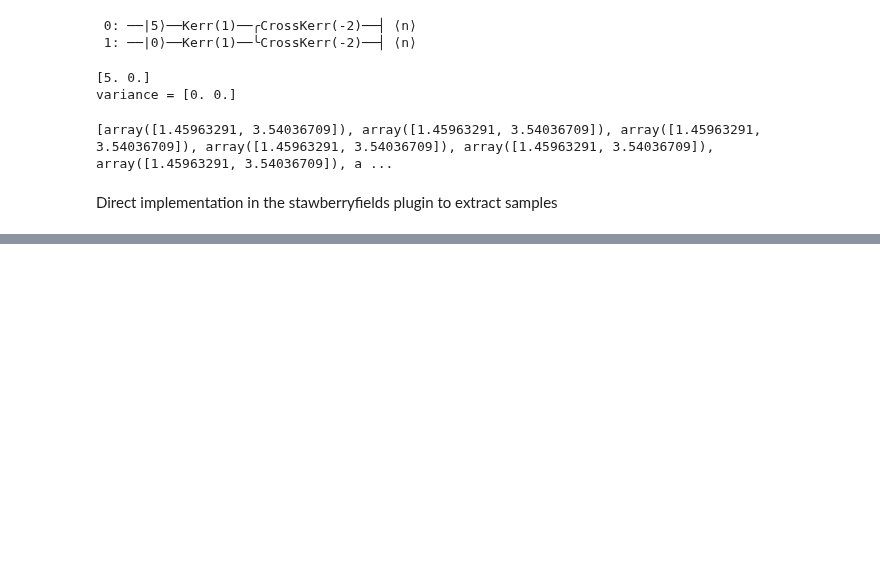
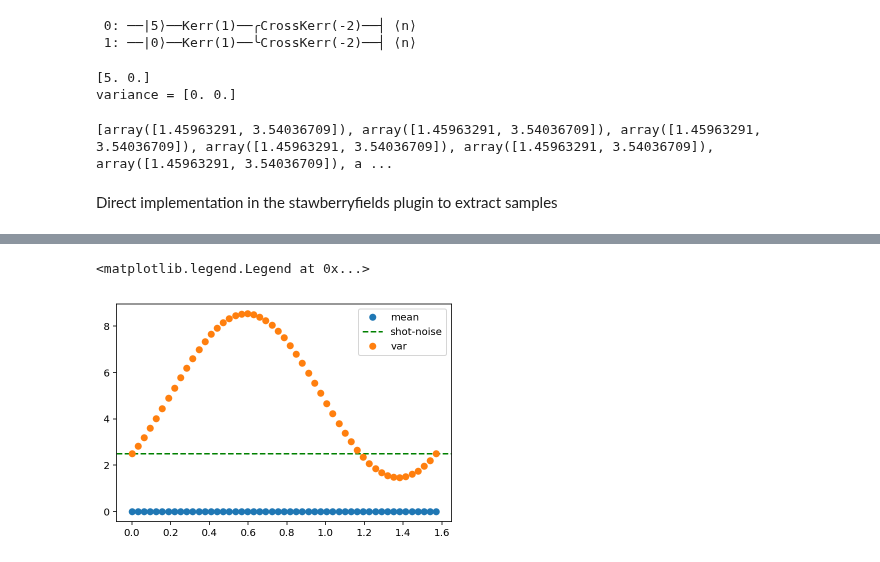
Before and after one commit to synqs/pennylane-ls, a Jupyter notebook: examples/Fisher_information.ipynb, the cells around one changed output, grey strips where cells are left out. Cells and saved outputs as stored; diff of their text form; code cells hidden in the pictures; blank space fills up the shorter version.

```diff
--- a/examples/Fisher_information.ipynb
+++ b/examples/Fisher_information.ipynb
@@ -111,0 +170,26 @@ result = [circuit(i, 0).samples for i in thetas]
+# %%
+kappa = np.pi/16;
+
+Ntheta2 = 51;
+thetas = np.linspace(0, np.pi/2, Ntheta2);
+meansUp = np.zeros(Ntheta2);
+meansDown = np.zeros(Ntheta2);
+
+varsUp = np.zeros(Ntheta2);
+varsDown = np.zeros(Ntheta2);
+
+for ii in np.arange(Ntheta2):
+    meansUp [ii], meansDown[ii] = Kerr_Ramsey(kappa, theta2=thetas[ii])
+    varsUp [ii], varsDown[ii] = Kerr_Ramsey(kappa, theta2=thetas[ii], var = True)
+
+Lz_mean = meansUp - meansDown
+Lz_var = varsUp + varsDown
+# %%
+f, ax = plt.subplots()
+ax.plot(thetas, Lz_mean, 'o', label='mean')
+plt.axhline(y=2.5, linestyle="--", color="green", label="shot-noise")
+ax.plot(thetas, Lz_var, 'o', label='var')
+ax.legend()
+# %% [output]
+<matplotlib.legend.Legend at 0x...>
+[figure, added]
```
Also changed, not shown: parts of 8 cells of this notebook.
